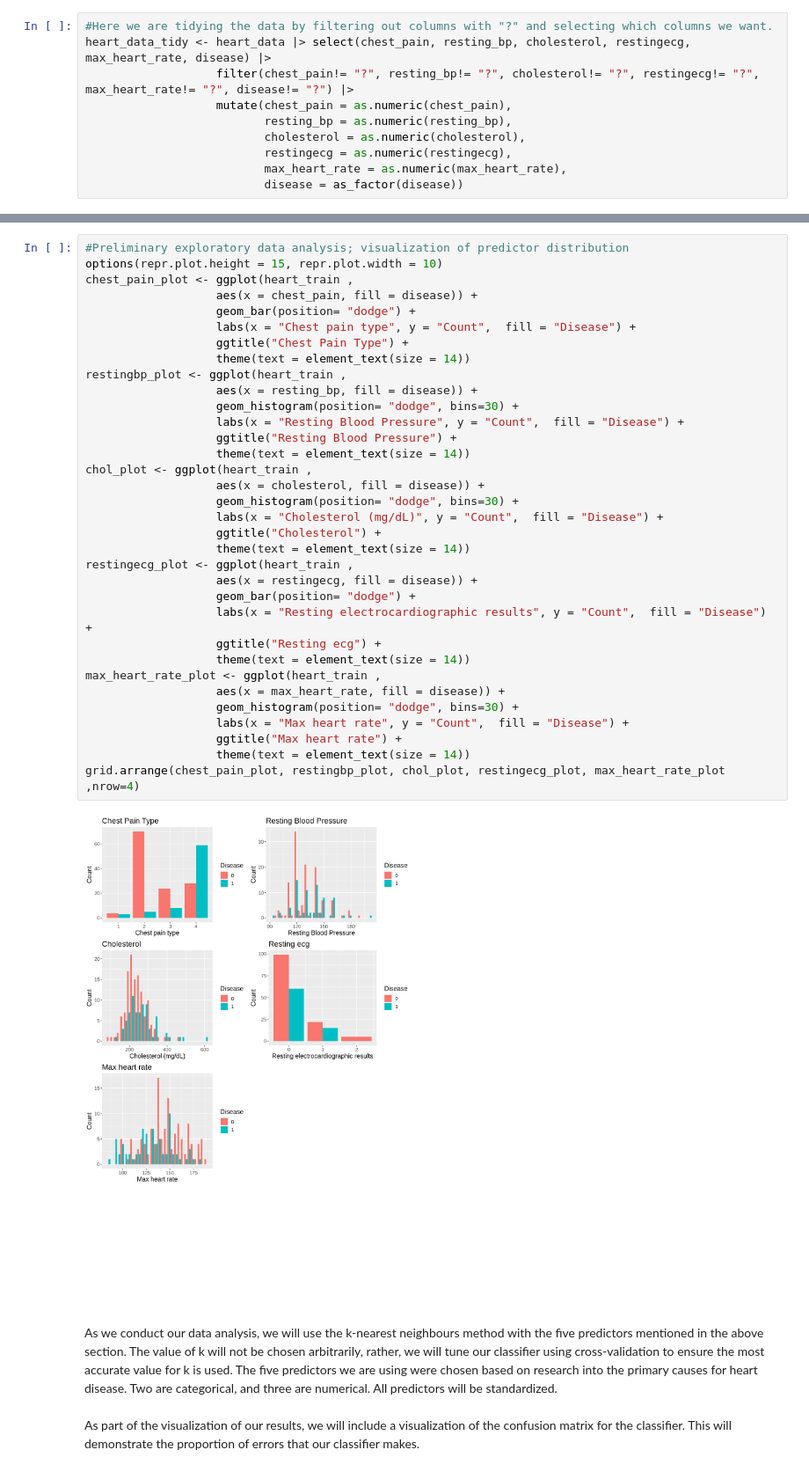
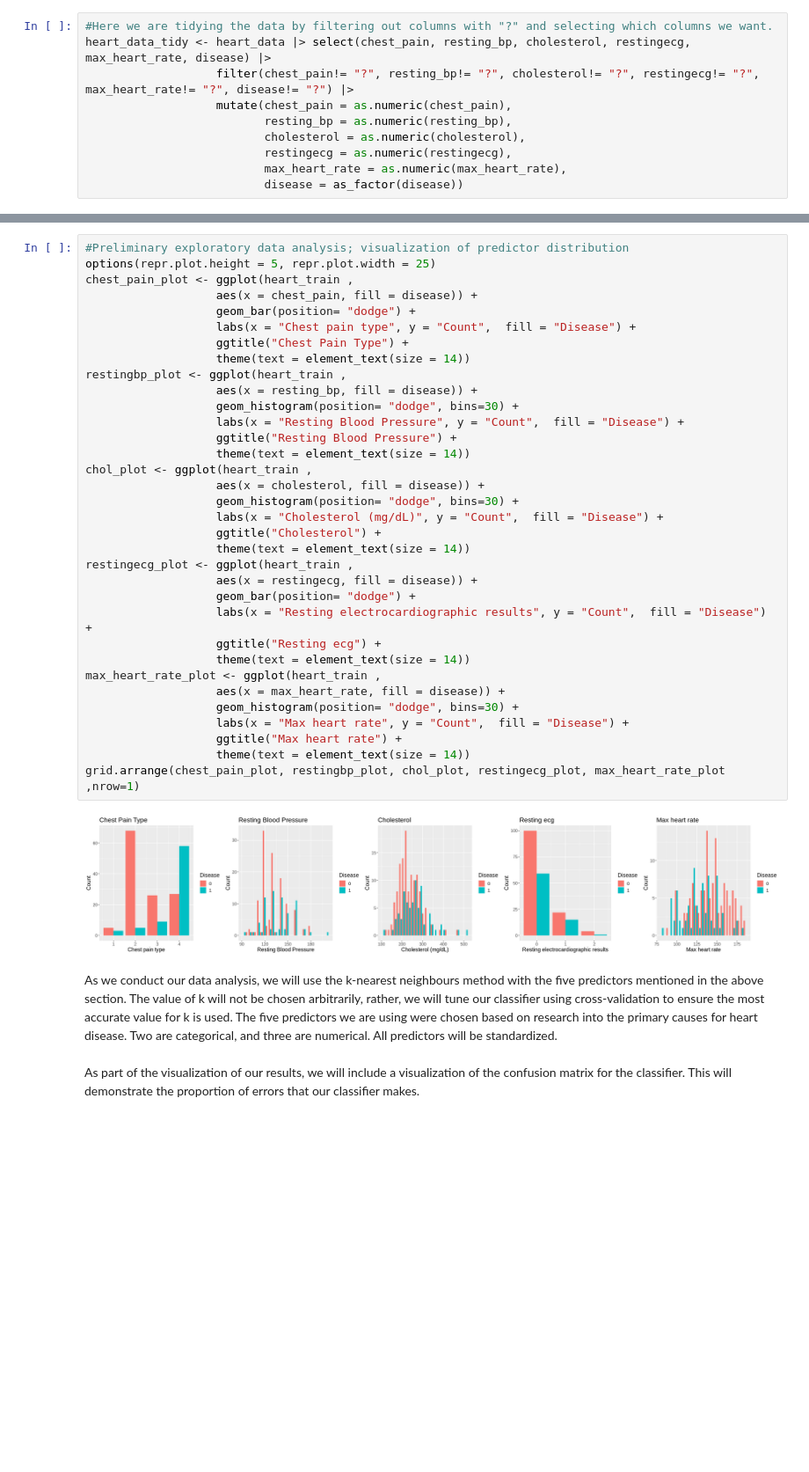
Before and after one commit to drew-gnaw/DSCI100-G81, a Jupyter notebook: Final Report.ipynb, the cells around one changed output, grey strips where cells are left out. Shown at 88% size. Cells and saved outputs as stored; diff of their text form; blank space fills up the shorter version.

Commit message:
Put graphs next to each other

```diff
--- a/Final Report.ipynb
+++ b/Final Report.ipynb
@@ -99,40 +117,40 @@ A tibble: 2 × 2
 | 1 | 75 |
 # %%
 #Preliminary exploratory data analysis; visualization of predictor distribution
-options(repr.plot.height = 15, repr.plot.width = 10)
+options(repr.plot.height = 5, repr.plot.width = 25)
 chest_pain_plot <- ggplot(heart_train ,
                    aes(x = chest_pain, fill = disease)) +
                    geom_bar(position= "dodge") +
                    labs(x = "Chest pain type", y = "Count",  fill = "Disease") +
                    ggtitle("Chest Pain Type") +
                    theme(text = element_text(size = 14))
 restingbp_plot <- ggplot(heart_train ,
                    aes(x = resting_bp, fill = disease)) +
                    geom_histogram(position= "dodge", bins=30) +
                    labs(x = "Resting Blood Pressure", y = "Count",  fill = "Disease") +
                    ggtitle("Resting Blood Pressure") +
                    theme(text = element_text(size = 14))
 chol_plot <- ggplot(heart_train ,
                    aes(x = cholesterol, fill = disease)) +
                    geom_histogram(position= "dodge", bins=30) +
                    labs(x = "Cholesterol (mg/dL)", y = "Count",  fill = "Disease") +
                    ggtitle("Cholesterol") +
                    theme(text = element_text(size = 14))
 restingecg_plot <- ggplot(heart_train ,
                    aes(x = restingecg, fill = disease)) +
                    geom_bar(position= "dodge") +
                    labs(x = "Resting electrocardiographic results", y = "Count",  fill = "Disease") +
                    ggtitle("Resting ecg") +
                    theme(text = element_text(size = 14))
 max_heart_rate_plot <- ggplot(heart_train ,
                    aes(x = max_heart_rate, fill = disease)) +
                    geom_histogram(position= "dodge", bins=30) +
                    labs(x = "Max heart rate", y = "Count",  fill = "Disease") +
                    ggtitle("Max heart rate") +
                    theme(text = element_text(size = 14))
-grid.arrange(chest_pain_plot, restingbp_plot, chol_plot, restingecg_plot, max_heart_rate_plot ,nrow=4)
+grid.arrange(chest_pain_plot, restingbp_plot, chol_plot, restingecg_plot, max_heart_rate_plot ,nrow=1)
 # %% [output]
-[figure, old version]
+[figure, new version]
 # %% [markdown]
 As we conduct our data analysis, we will use the k-nearest neighbours method with the five predictors mentioned in the above section. The value of k will not be chosen arbitrarily, rather, we will tune our classifier using cross-validation to ensure the most accurate value for k is used. The five predictors we are using were chosen based on research into the primary causes for heart disease. Two are categorical, and three are numerical. All predictors will be standardized.\
 \
```
Also changed, not shown: parts of 3 cells of this notebook.
